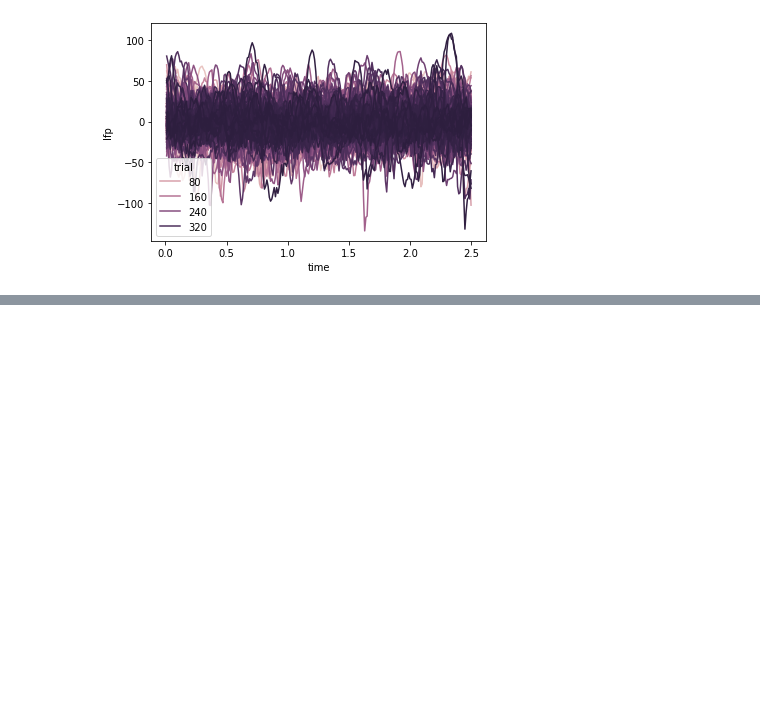
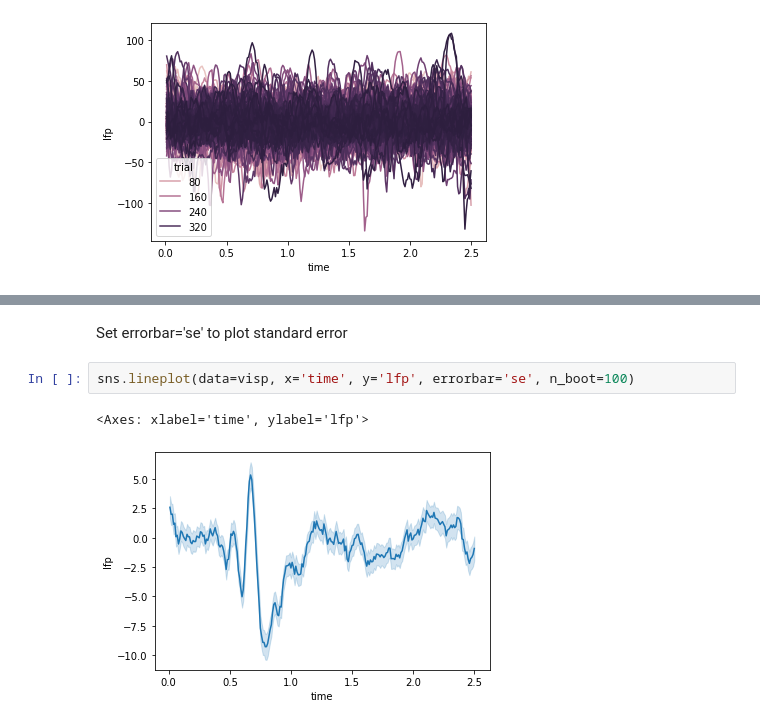
Before and after one commit to ibehave-ibots/iBOTS-Tools, a Jupyter notebook: workshops/python-workshop-1/exercises/sangee/solutions/ERP Analysis with Pandas and Seaborn.ipynb, the cells around one changed output, grey strips where cells are left out. Cells and saved outputs as stored; diff of their text form; blank space fills up the shorter version.

```diff
--- a/workshops/python-workshop-1/exercises/sangee/solutions/ERP Analysis with Pandas and Seaborn.ipynb
+++ b/workshops/python-workshop-1/exercises/sangee/solutions/ERP Analysis with Pandas and Seaborn.ipynb
@@ -565,0 +335,7 @@ sns.heatmap(df_pivot, cmap='viridis', xticklabels=20)
+# %% [markdown]
+Set errorbar='se' to plot standard error
+# %%
+sns.lineplot(data=visp, x='time', y='lfp', errorbar='se', n_boot=100)
+# %% [output]
+<Axes: xlabel='time', ylabel='lfp'>
+[figure, added]
```
Also changed, not shown: parts of 108 cells of this notebook.
